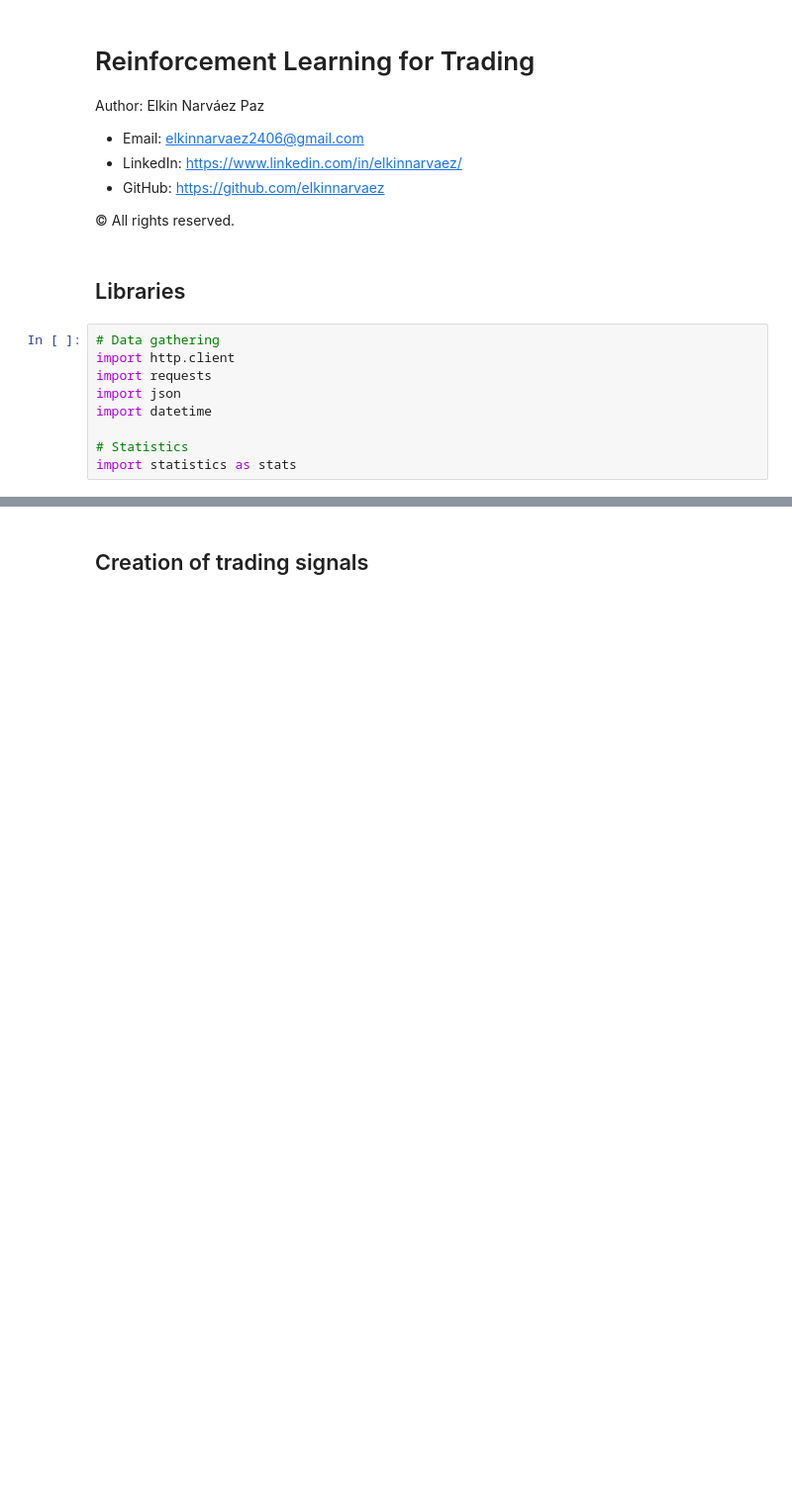
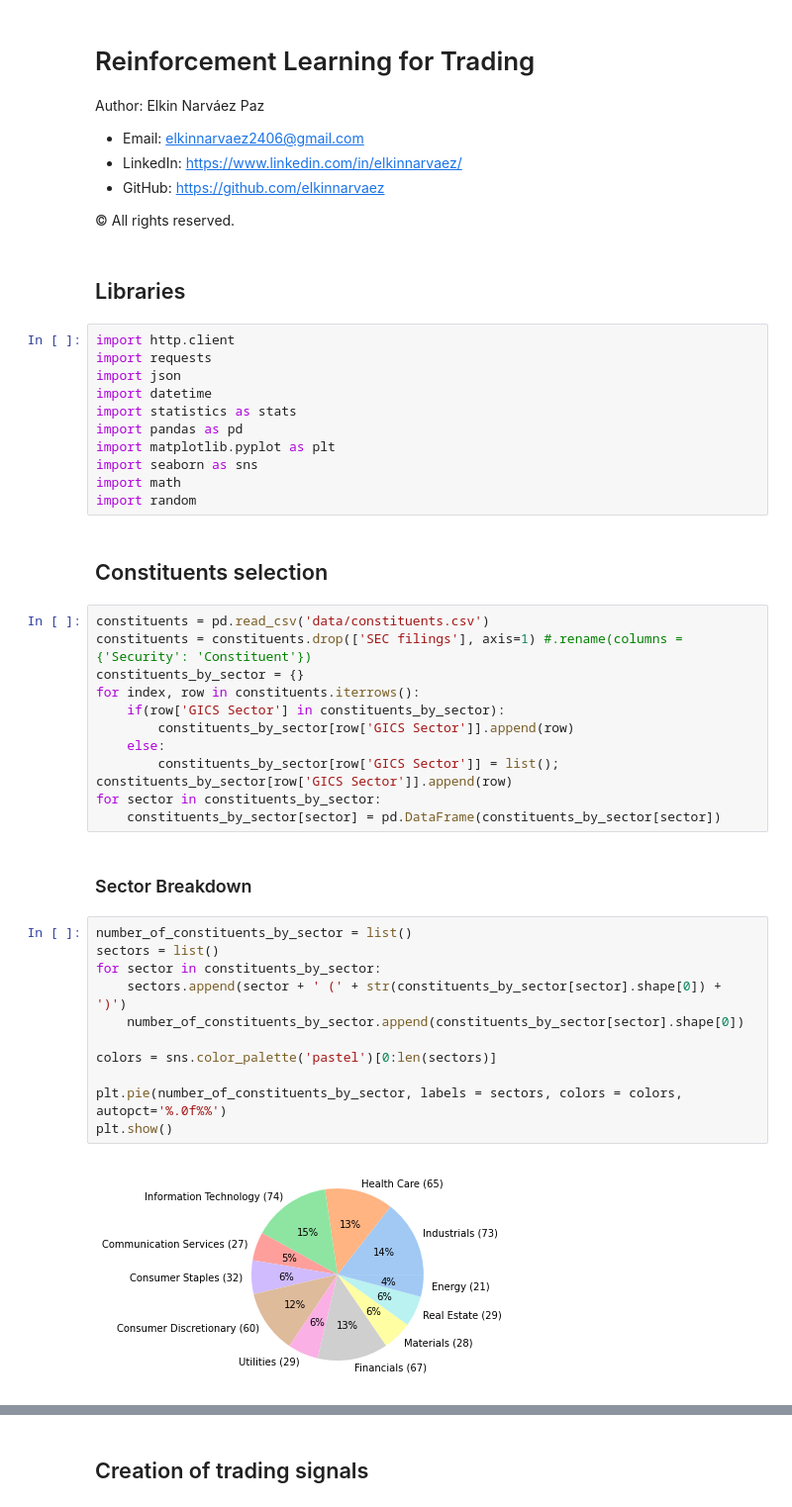
Before and after one commit to elkinnarvaez/thesis, a Jupyter notebook: TradingProject.ipynb, the cells around one changed output, grey strips where cells are left out. Shown: that part at 99% size. Saved outputs shown, nothing was run; the diff lists cells and outputs as text; blank space fills up the shorter version.

Commit message:
Stock selection by sectors

```diff
--- a/TradingProject.ipynb
+++ b/TradingProject.ipynb
@@ -11,11 +11,41 @@ Author: Elkin Narváez Paz
 # %% [markdown]
 ## Libraries
 # %%
-# Data gathering
 import http.client
 import requests
 import json
 import datetime
-
-# Statistics
 import statistics as stats
+import pandas as pd
+import matplotlib.pyplot as plt
+import seaborn as sns
+import math
+import random
+# %% [markdown]
+## Constituents selection
+# %%
+constituents = pd.read_csv('data/constituents.csv')
+constituents = constituents.drop(['SEC filings'], axis=1) #.rename(columns = {'Security': 'Constituent'})
+constituents_by_sector = {}
+for index, row in constituents.iterrows():
+    if(row['GICS Sector'] in constituents_by_sector):
+        constituents_by_sector[row['GICS Sector']].append(row)
+    else:
+        constituents_by_sector[row['GICS Sector']] = list(); constituents_by_sector[row['GICS Sector']].append(row)
+for sector in constituents_by_sector:
+    constituents_by_sector[sector] = pd.DataFrame(constituents_by_sector[sector])
+# %% [markdown]
+### Sector Breakdown
+# %%
+number_of_constituents_by_sector = list()
+sectors = list()
+for sector in constituents_by_sector:
+    sectors.append(sector + ' (' + str(constituents_by_sector[sector].shape[0]) + ')')
+    number_of_constituents_by_sector.append(constituents_by_sector[sector].shape[0])
+
+colors = sns.color_palette('pastel')[0:len(sectors)]
+
+plt.pie(number_of_constituents_by_sector, labels = sectors, colors = colors, autopct='%.0f%%')
+plt.show()
+# %% [output]
+[figure, added]
```
Also changed, not shown: parts of 6 cells of this notebook, 2 other files.
